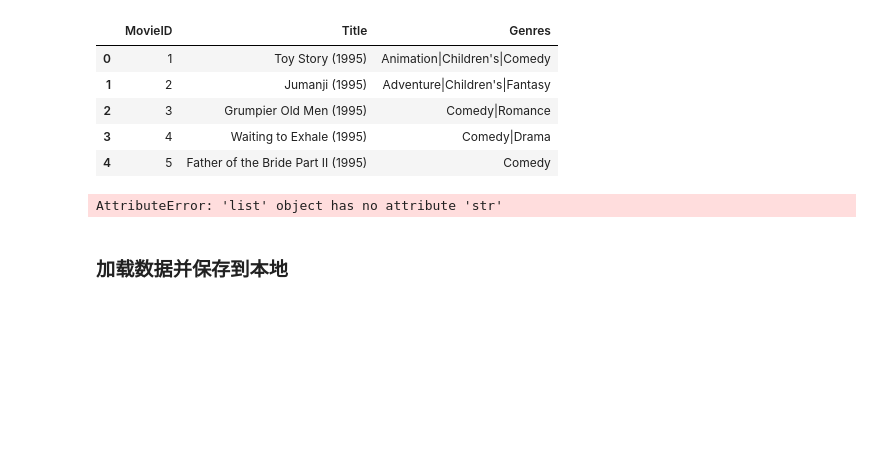
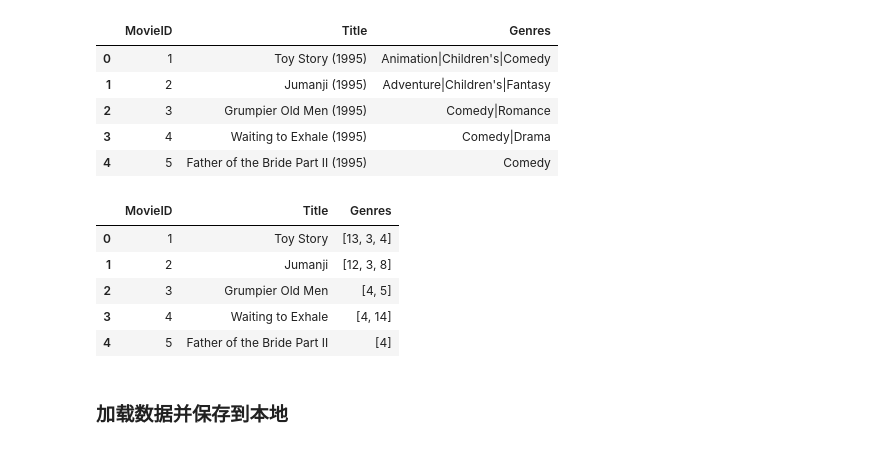
Before and after one commit to shijian007/ML_learn, a Jupyter notebook: Recommendation/movie_recommender-master/movie_recommender-study1.ipynb, the cells around one changed output. Drawn from its saved outputs; the diff is of its cells as text; code cells hidden in the pictures; blank space fills up the shorter version.

```diff
--- a/Recommendation/movie_recommender-master/movie_recommender-study1.ipynb
+++ b/Recommendation/movie_recommender-master/movie_recommender-study1.ipynb
@@ -258,31 +258,36 @@ movies.head()
 # %%
 movies_title = ['MovieID', 'Title', 'Genres']
 movies = pd.read_table('./ml-1m/movies.dat',sep='::', header=None, names=movies_title, engine='python')
 
 titles_re = re.compile(r'^(.*)\((\d+)\)$')
 titles_map = {title: titles_re.match(title).group(1) for title in movies['Title']}
 movies['Title'] = movies['Title'].map(titles_map)
 
 genres_set = set()
 for val in movies['Genres'].str.split('|'):
     genres_set.update(val)
 
 genres_set.add('<PAD>')
 
 genres_map1 = {val:index for index,val in enumerate(genres_set)}
 # for row in movies['Genres']:
 #     for val in row.split('|'):
 #         genres_map2 = {row: [genres_map1[val]]}
 # for index,val in enumerate(set(movies['Genres'])):
 #     for row in val.split('|'):
 #         genres_map2 = {val: [genres_map1[row]]}
-genres_map2 = {val: [genres_map1[row]] for row in val.split('|') for index,val in enumerate(set(movies['Genres']))}
+genres_map2 = {val: [genres_map1[row] for row in val.split('|')] for index,val in enumerate(set(movies['Genres']))}
 
 movies['Genres'] = movies['Genres'].map(genres_map2)
 
 movies.head()
 # %% [output]
-AttributeError: 'list' object has no attribute 'str'
+|  | MovieID | Title | Genres |
+| 0 | 1 | Toy Story | [13, 3, 4] |
+| 1 | 2 | Jumanji | [12, 3, 8] |
+| 2 | 3 | Grumpier Old Men | [4, 5] |
+| 3 | 4 | Waiting to Exhale | [4, 14] |
+| 4 | 5 | Father of the Bride Part II | [4] |
 # %%
 def load_data():
     """
```
